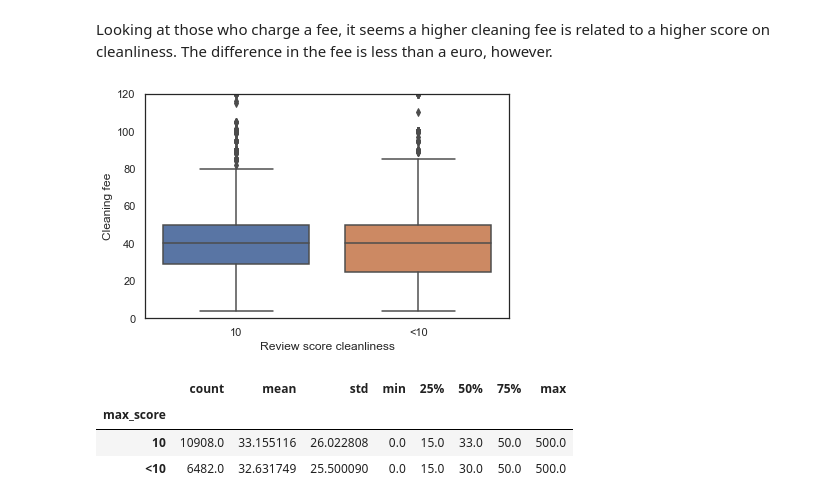
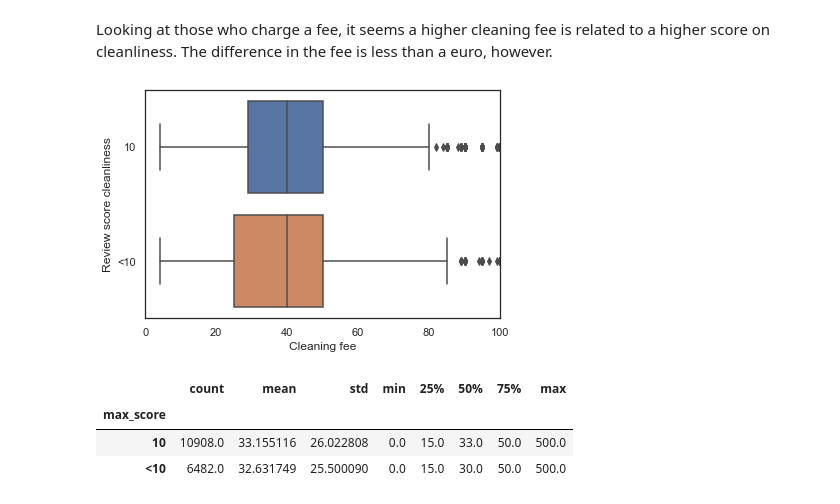
Before and after one commit to mwilkens1/Airbnb_clean, a Jupyter notebook: airbnb.ipynb, the cells around one changed output. Saved outputs shown, nothing was run; the diff lists cells and outputs as text; code cells hidden in the pictures.

```diff
--- a/airbnb.ipynb
+++ b/airbnb.ipynb
@@ -512,15 +507,15 @@ p-value of chi-squared test:  0.32
 # %% [markdown]
 Looking at those who charge a fee, it seems a higher cleaning fee is related to a higher score on cleanliness. The difference in the fee is less than a euro, however.
 # %%
-sns.boxplot(x="max_score",y='cleaning_fee', data=df[df.no_fee=='Cleaning fee'])
-plt.ylim(0, 120)
-plt.ylabel('Cleaning fee')
-plt.xlabel('Review score cleanliness')
+sns.boxplot(x='cleaning_fee',y="max_score", data=df[df.no_fee=='Cleaning fee'])
+plt.xlim(0, 100)
+plt.xlabel('Cleaning fee')
+plt.ylabel('Review score cleanliness')
 plt.tight_layout()
 plt.savefig("plots/cleanliness.png", dpi=300)
 plt.show()
 # %% [output]
-[figure, old version]
+[figure, new version]
 # %%
 df.groupby('max_score').cleaning_fee.describe()
 # %% [output]
```
Also changed, not shown: parts of 3 cells of this notebook, 2 other files.
